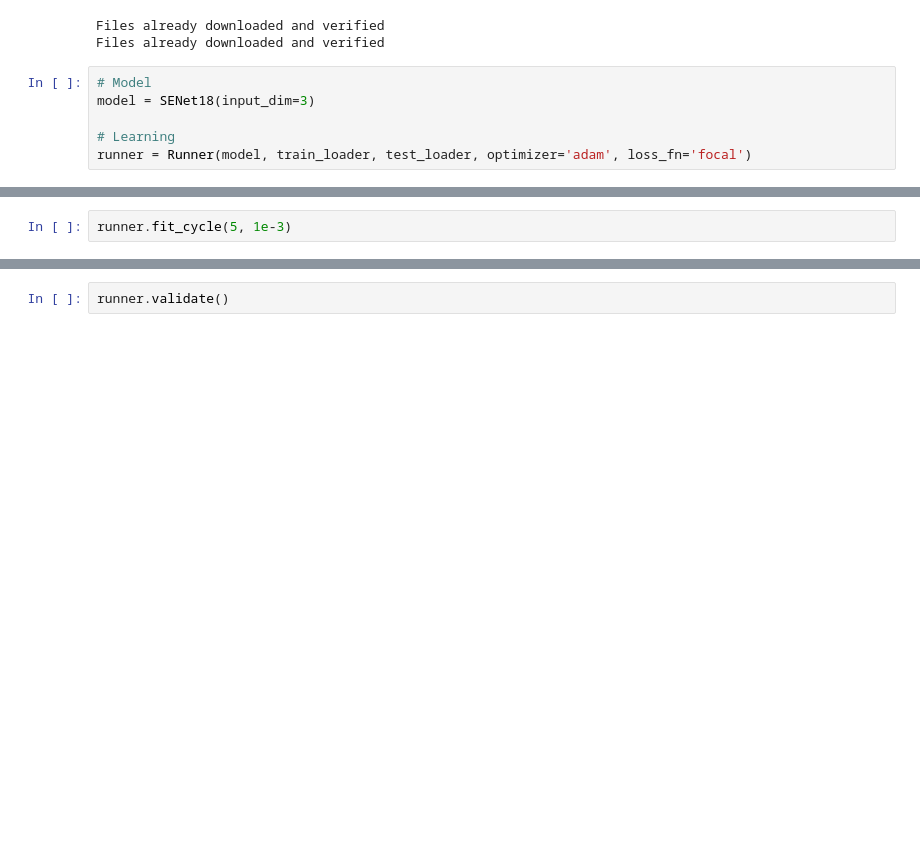
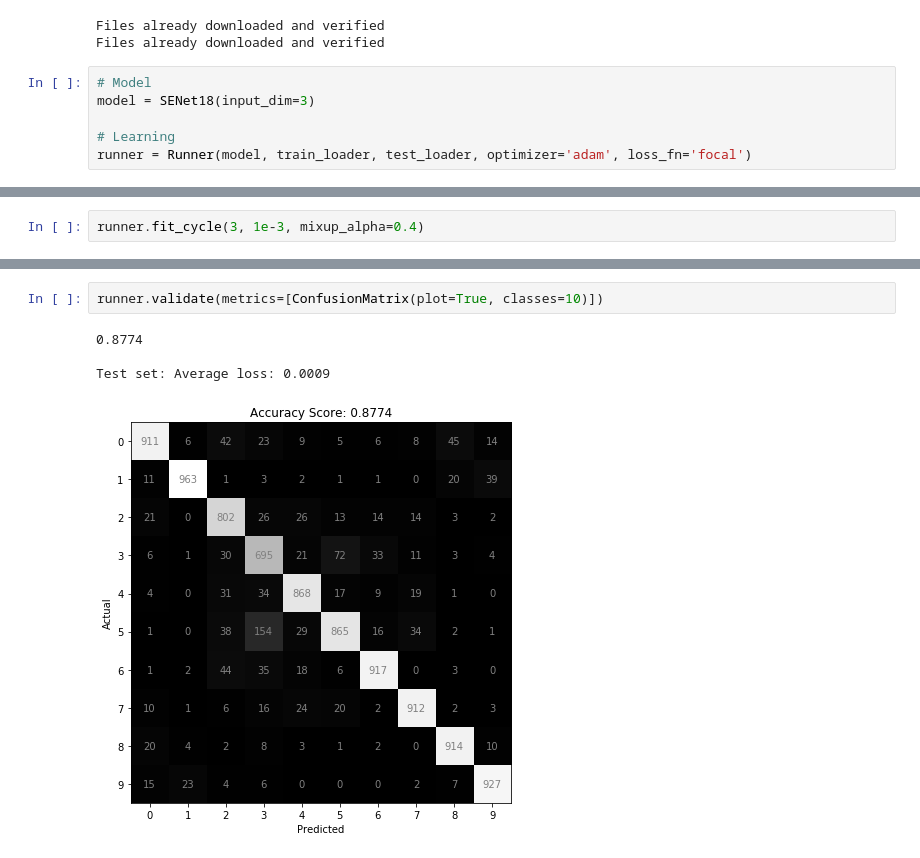
Before and after one commit to CorcovadoMing/Researchlib, a Jupyter notebook: Exp_cifar10.ipynb, the cells around one changed output, grey strips where cells are left out. Drawn from its saved outputs; the diff is of its cells as text; blank space fills up the shorter version.

```diff
--- a/Exp_cifar10.ipynb
+++ b/Exp_cifar10.ipynb
@@ -43,2 +49,2 @@ for _ in range(3): runner.fit_onecycle(1e-3, mixup_alpha=0.4)
 # %%
-runner.fit_cycle(5, 1e-3)
+runner.fit_cycle(3, 1e-3, mixup_alpha=0.4)
@@ -45,2 +79,7 @@ runner.fit_cycle(5, 1e-3)
-# %%
-runner.validate()
+# %%
+runner.validate(metrics=[ConfusionMatrix(plot=True, classes=10)])
+# %% [output]
+0.8774
+
+Test set: Average loss: 0.0009
+[figure, added]
```
Also changed, not shown: parts of 5 cells of this notebook, 6 other files.
